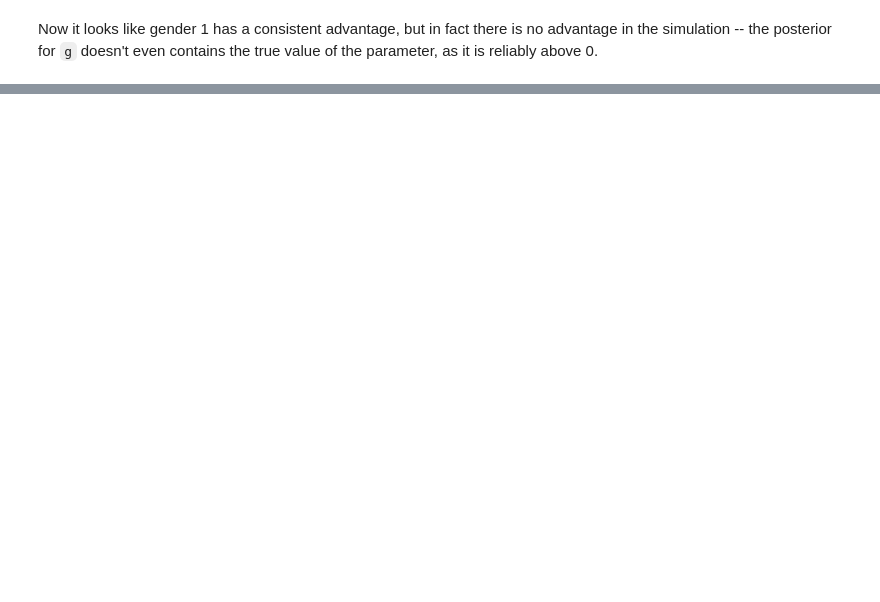
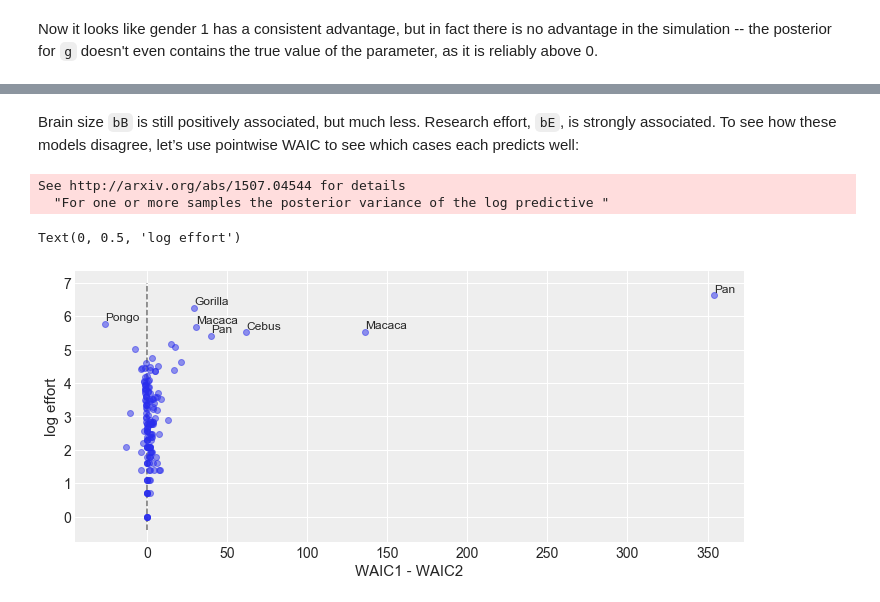
Before and after one commit to AlexAndorra/resources, a Jupyter notebook: Rethinking/homeworks-2nd-ed/week6_integer_models.ipynb, the cells around one changed output, grey strips where cells are left out. Saved outputs shown, nothing was run; the diff lists cells and outputs as text; code cells hidden in the pictures; blank space fills up the shorter version.

```diff
--- a/Rethinking/homeworks-2nd-ed/week6_integer_models.ipynb
+++ b/Rethinking/homeworks-2nd-ed/week6_integer_models.ipynb
@@ -277,0 +340,14 @@ Now it looks like gender 1 has a consistent advantage, but in fact there is no a
+# %%
+with pm.Model() as m3_2:
+    a = pm.Normal("a", 0.0, 1.0)
+    bB = pm.Normal("bB", 0.0, 0.5)
+    bE = pm.Normal("bE", 0.0, 0.5)
+    lam = pm.math.exp(a + bB * log_brain + bE * log_effort)
+
+    S = pm.Poisson("S", mu=lam, observed=soc_learn)
+
+    trace_m3_2 = pm.sample(1000, tune=2000, cores=4, chains=2, random_seed=RANDOM_SEED)
+    post_checks3_2 = pm.sample_posterior_predictive(trace_m3_2, random_seed=RANDOM_SEED)
+
+idata2 = az.from_pymc3(trace=trace_m3_2, posterior_predictive=post_checks3_2)
+az.summary(idata2, credible_interval=0.89, round_to=2)
@@ -277,0 +364,23 @@ Now it looks like gender 1 has a consistent advantage, but in fact there is no a
+# %% [markdown]
+Brain size `bB` is still positively associated, but much less. Research effort, `bE`, is strongly associated. To see how these models disagree, let’s use pointwise WAIC to see which cases each predicts well:
+# %%
+waic1 = az.waic(idata1, pointwise=True)["waic_i"].data
+waic2 = az.waic(idata2, pointwise=True)["waic_i"].data
+d_waic = waic1 - waic2
+
+thresh = 25
+big_waic_idx = np.where((d_waic < -thresh) | (d_waic > thresh))[0]
+# %% [output]
+See http://arxiv.org/abs/1507.04544 for details
+  "For one or more samples the posterior variance of the log predictive "
+# %%
+plt.figure(figsize=(12, 5))
+plt.plot(d_waic, log_effort, "o", alpha=0.5)
+plt.vlines(0, -0.4, 7, linestyles="dashed", alpha=0.6)
+for idx in big_waic_idx:
+    plt.text(d_waic[idx], log_effort[idx] + 0.1, d.genus[idx], fontsize=12)
+plt.xlabel("WAIC1 - WAIC2")
+plt.ylabel("log effort");
+# %% [output]
+Text(0, 0.5, 'log effort')
+[figure, added]
```
Also changed, not shown: parts of 18 cells of this notebook, 2 other files.
